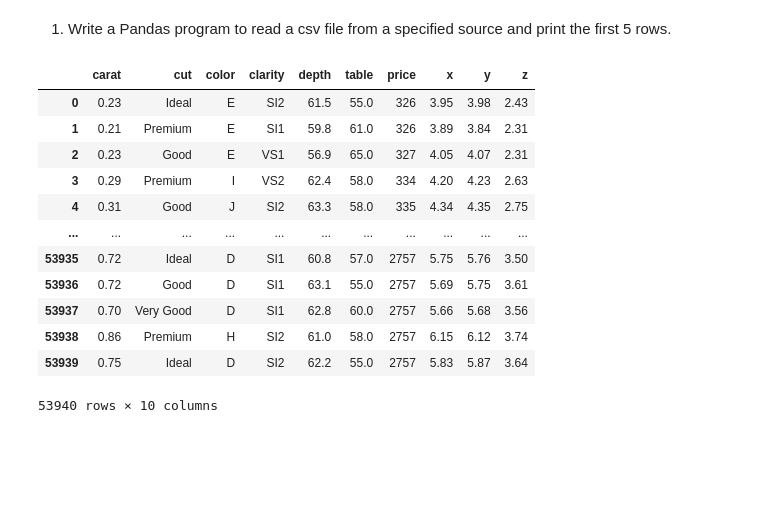
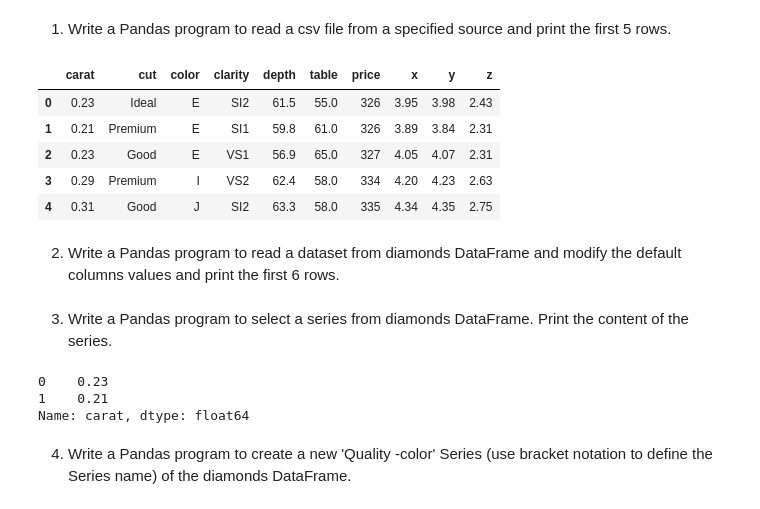
Before and after one commit to odinicc/Data-Practice, a Jupyter notebook: 23 Pandas Practise/Dimonds.ipynb, the cells around one changed output. Saved outputs shown, nothing was run; the diff lists cells and outputs as text; code cells hidden in the pictures; blank space fills up the shorter version.

```diff
--- a/23 Pandas Practise/Dimonds.ipynb
+++ b/23 Pandas Practise/Dimonds.ipynb
@@ -3,18 +3,23 @@
 # %%
 import pandas as pd
 diamonds = pd.read_csv('https://raw.githubusercontent.com/mwaskom/seaborn-data/master/diamonds.csv')
-diamonds
+diamonds.head(5)
 # %% [output]
 |  | carat | cut | color | clarity | depth | table | price | x | y | z |
 | 0 | 0.23 | Ideal | E | SI2 | 61.5 | 55.0 | 326 | 3.95 | 3.98 | 2.43 |
 | 1 | 0.21 | Premium | E | SI1 | 59.8 | 61.0 | 326 | 3.89 | 3.84 | 2.31 |
 | 2 | 0.23 | Good | E | VS1 | 56.9 | 65.0 | 327 | 4.05 | 4.07 | 2.31 |
 | 3 | 0.29 | Premium | I | VS2 | 62.4 | 58.0 | 334 | 4.20 | 4.23 | 2.63 |
 | 4 | 0.31 | Good | J | SI2 | 63.3 | 58.0 | 335 | 4.34 | 4.35 | 2.75 |
-| ... | ... | ... | ... | ... | ... | ... | ... | ... | ... | ... |
-| 53935 | 0.72 | Ideal | D | SI1 | 60.8 | 57.0 | 2757 | 5.75 | 5.76 | 3.50 |
-| 53936 | 0.72 | Good | D | SI1 | 63.1 | 55.0 | 2757 | 5.69 | 5.75 | 3.61 |
-| 53937 | 0.70 | Very Good | D | SI1 | 62.8 | 60.0 | 2757 | 5.66 | 5.68 | 3.56 |
-| 53938 | 0.86 | Premium | H | SI2 | 61.0 | 58.0 | 2757 | 6.15 | 6.12 | 3.74 |
-| 53939 | 0.75 | Ideal | D | SI2 | 62.2 | 55.0 | 2757 | 5.83 | 5.87 | 3.64 |
-53940 rows × 10 columns
+# %% [markdown]
+2. Write a Pandas program to read a dataset from diamonds DataFrame and modify the default columns values and print the first 6 rows.
+# %% [markdown]
+3. Write a Pandas program to select a series from diamonds DataFrame. Print the content of the series.
+# %%
+diamonds['carat'].head(2)
+# %% [output]
+0    0.23
+1    0.21
+Name: carat, dtype: float64
+# %% [markdown]
+4. Write a Pandas program to create a new 'Quality -color' Series (use bracket notation to define the Series name) of the diamonds DataFrame.
```
Also changed, not shown: parts of 35 cells of this notebook.
